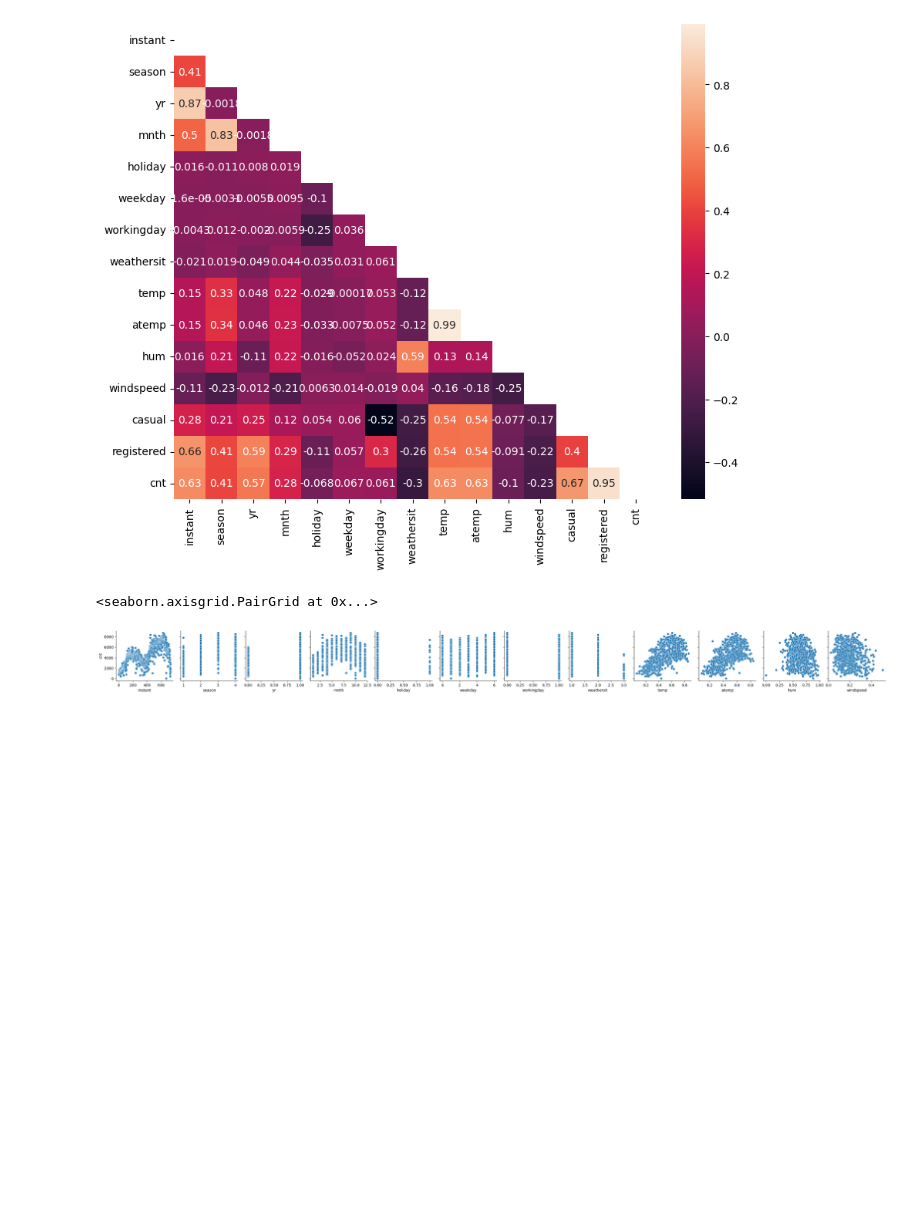
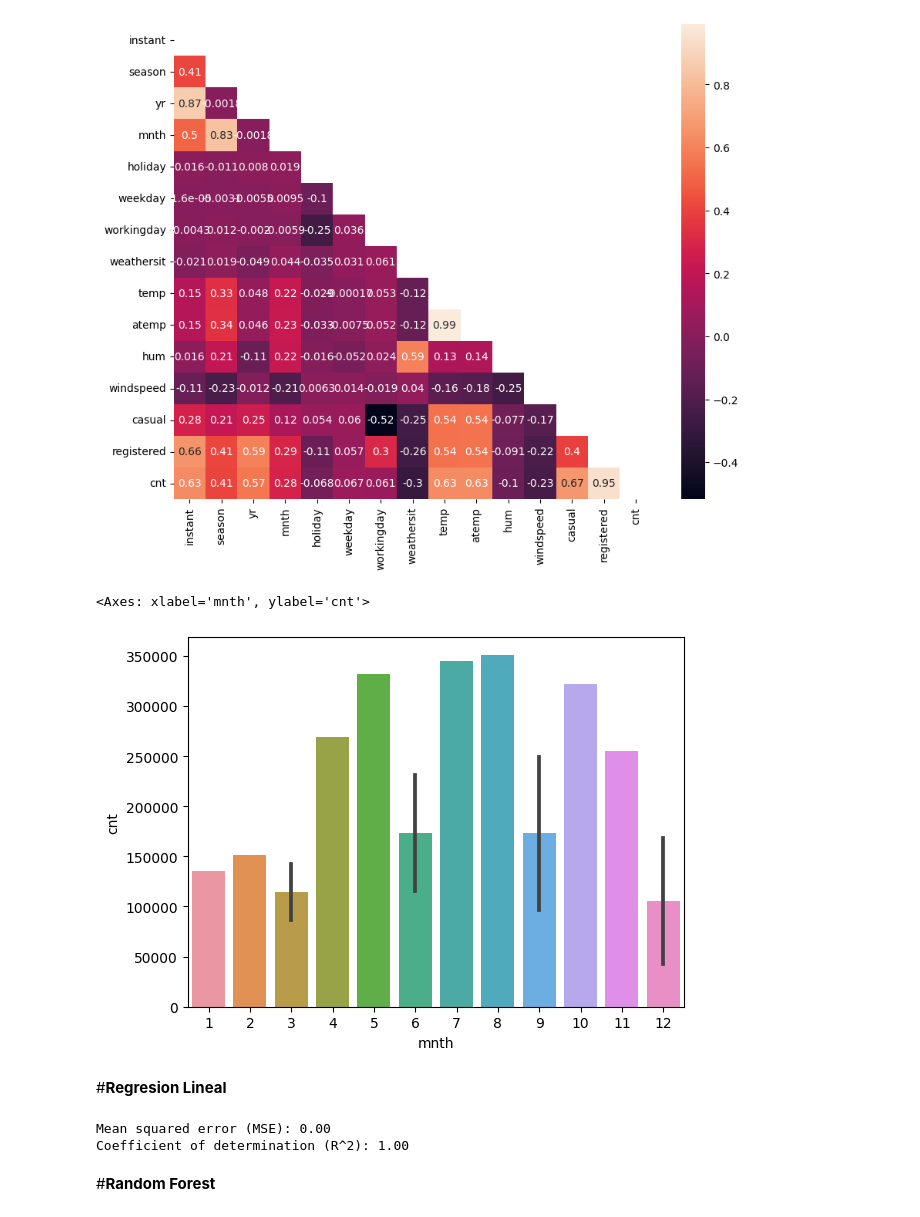
Before and after one commit to gustaavoq94/proyecto2, a Jupyter notebook: proyecto2.2.ipynb, the cells around one changed output. Drawn from its saved outputs; the diff is of its cells as text; code cells hidden in the pictures; blank space fills up the shorter version.

```diff
--- a/proyecto2.2.ipynb
+++ b/proyecto2.2.ipynb
@@ -130,8 +99,10 @@ sns.heatmap(df.corr('pearson'),annot = True,mask=mask)
 # %% [output]
 <Axes: >
 [figure]
-# %%
-sns.pairplot(data=df, y_vars=['cnt'], x_vars=['instant', 'season', 'yr', 'mnth', 'holiday', 'weekday', 'workingday', 'weathersit', 'temp', 'atemp', 'hum', 'windspeed'])
-# %% [output]
-<seaborn.axisgrid.PairGrid at 0x...>
-[figure, removed]
+# %%
+#Agrupamos season y moth para poder ver una grafica de la renta de bicicletas por temporada
+df_grp = df.groupby(['season', 'mnth'])['cnt'].sum().reset_index()
+sns.barplot(x="mnth", y="cnt", data=df_grp)
+# %% [output]
+<Axes: xlabel='mnth', ylabel='cnt'>
+[figure, added]
@@ -137,0 +118,18 @@ sns.pairplot(data=df, y_vars=['cnt'], x_vars=['instant', 'season', 'yr', 'mnth',
+# %% [markdown]
+#**Regresion Lineal**
+# %%
+# Crear el objeto de modelo y ajustar los datos de entrenamiento
+model = LinearRegression()
+model.fit(X_train, y_train)
+
+# Evaluar el modelo en el conjunto de prueba
+y_pred = model.predict(X_test)
+
+# Evaluar el rendimiento del modelo
+print('Mean squared error (MSE): %.2f' % mean_squared_error(y_test, y_pred))
+print('Coefficient of determination (R^2): %.2f' % r2_score(y_test, y_pred))
+# %% [output]
+Mean squared error (MSE): 0.00
+Coefficient of determination (R^2): 1.00
+# %% [markdown]
+#**Random Forest**
```
Also changed, not shown: parts of 14 cells of this notebook.
